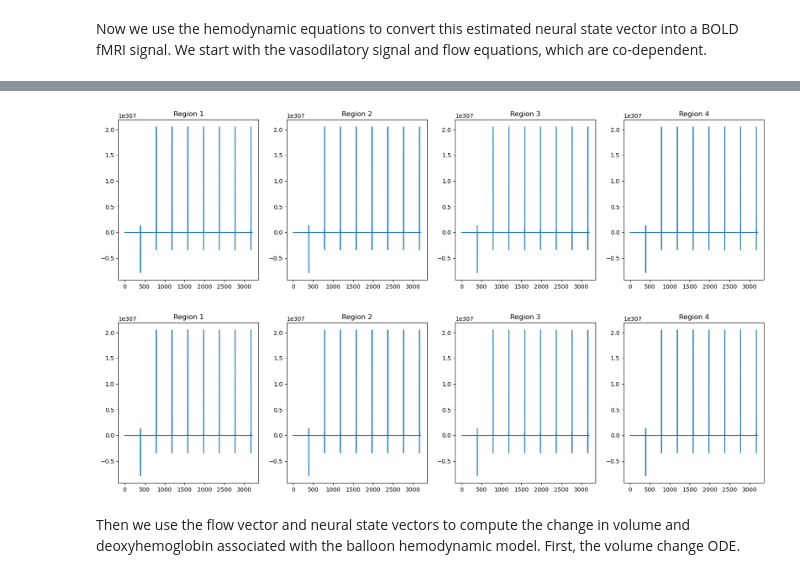
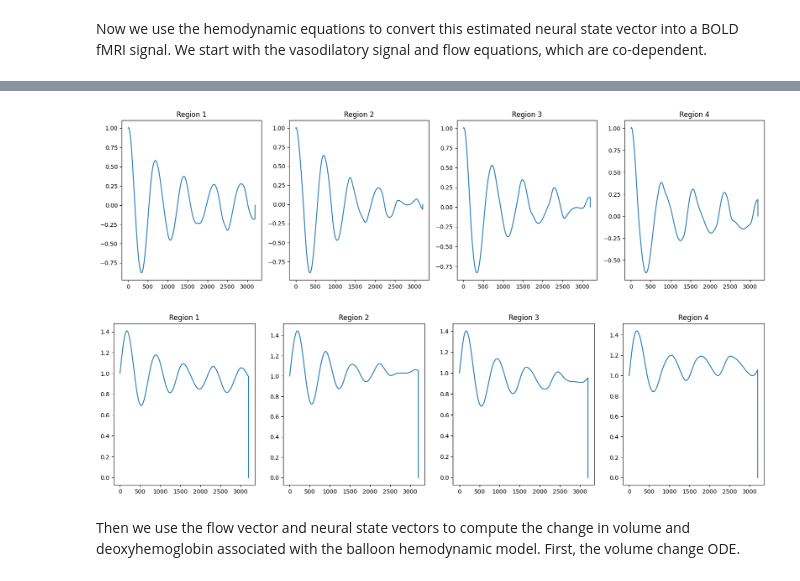
Before and after one commit to cyneuro/neuro_communication, a Jupyter notebook: DCM_tutorial.ipynb, the cells around one changed output, grey strips where cells are left out. Drawn from its saved outputs; the diff is of its cells as text; code cells hidden in the pictures.

```diff
--- a/DCM_tutorial.ipynb
+++ b/DCM_tutorial.ipynb
@@ -308,3 +303,6 @@ u_pictures = np.genfromtxt(u_pics_path, delimiter=',')
 
 u_words_path = 'u_words.csv'
 u_words = np.genfromtxt(u_words_path, delimiter=',')
+
+u = np.array([u_task, u_pictures, u_words])
+u.shape
@@ -314,24 +314,22 @@ We will now compute the neural state vector for each of the 3200 timepoints, 3.6
 These will be computed together for each time point using the priors for each of the vectors.
 # %%
 # state vec is a 3200 x 4 array
-state_vec = np.empty((3200, 4))
+state_vec = np.zeros((3200, 4))
 
-for index in range(3200):
-    t = index * 3.6
+# Initial conditions
+state_vec[0, :] = 1
 
-    # Define ODE
-    def neural_state_ode(t, y, index):
-        J = A + B[1, :, :] * u_pictures[index] +  B[2, :, :] * u_words[index]
-        dydt = np.matmul(J, np.array(y).T) + np.matmul(C, np.array([[u_task[index]], [u_pictures[index]], [u_words[index]]])).T
-        return dydt[0, :]
+def dzdt(t, z_prev):
+    intr_sum = 0
+    extr_sum = 0
+    for ind in range(3):
+        intr_sum = intr_sum + B_I[ind] * u[ind, t]
+        extr_sum = extr_sum + B_E[ind] * u[ind, t]
 
-    # Initial condition
-    y0 = [1, 1, 1, 1]
+    J = -0.5 * np.exp(A_I) * np.exp(intr_sum) + A_E + extr_sum
+    # Rx1 = RxR @ Rx1 + RxJ @ Jx1
+    return J @ z_prev + C @ u[:, t].reshape(-1, 1)
 
-    # Solve ODE
-    z = solve_ivp(neural_state_ode, (t-1, t), y0, args=(index,))
-
-    # Add to state vec
-    state_vec[index, :] = z.y[:, -1]
-
-print("state", state_vec)
+dt = 0.0036 # (s)
+for t in range(1, len(state_vec) - 1):
+    state_vec[t, :] = state_vec[t - 1, :] + dzdt(t, state_vec[t - 1, :].reshape(-1, 1)).flatten() * dt
@@ -423,43 +379,43 @@ print(flow_vec)
 # %%
 # Plotting the vasodilatory vec for each region
 
 fig, ax = plt.subplots(1, 4, figsize = (20, 5))
 
-ax.flatten()[0].plot(vasodilatory_vec[:,0])
+ax.flatten()[0].plot(s[:,0])
 ax.flatten()[0].set_title("Region 1")
 
-ax.flatten()[1].plot(vasodilatory_vec[:,1])
+ax.flatten()[1].plot(s[:,1])
 ax.flatten()[1].set_title("Region 2")
 
-ax.flatten()[2].plot(vasodilatory_vec[:,2])
+ax.flatten()[2].plot(s[:,2])
 ax.flatten()[2].set_title("Region 3")
 
-ax.flatten()[3].plot(vasodilatory_vec[:,3])
+ax.flatten()[3].plot(s[:,3])
 ax.flatten()[3].set_title("Region 4")
 
 fig.subplots_adjust(hspace = 0.8)
 # %% [output]
-[figure, old version]
+[figure, new version]
 # %%
 # Plotting the flow vector for each region
 
 fig, ax = plt.subplots(1, 4, figsize = (20, 5))
 
-ax.flatten()[0].plot(flow_vec[:,0])
+ax.flatten()[0].plot(f[:,0])
 ax.flatten()[0].set_title("Region 1")
 
-ax.flatten()[1].plot(flow_vec[:,1])
+ax.flatten()[1].plot(f[:,1])
 ax.flatten()[1].set_title("Region 2")
 
-ax.flatten()[2].plot(flow_vec[:,2])
+ax.flatten()[2].plot(f[:,2])
 ax.flatten()[2].set_title("Region 3")
 
-ax.flatten()[3].plot(flow_vec[:,3])
+ax.flatten()[3].plot(f[:,3])
 ax.flatten()[3].set_title("Region 4")
 
 fig.subplots_adjust(hspace = 0.8)
 # %% [output]
-[figure, old version]
+[figure, new version]
 # %% [markdown]
 Then we use the flow vector and neural state vectors to compute the change in volume and deoxyhemoglobin associated with the balloon hemodynamic model. First, the volume change ODE.
 # %%
```
Also changed, not shown: parts of 12 cells of this notebook.
